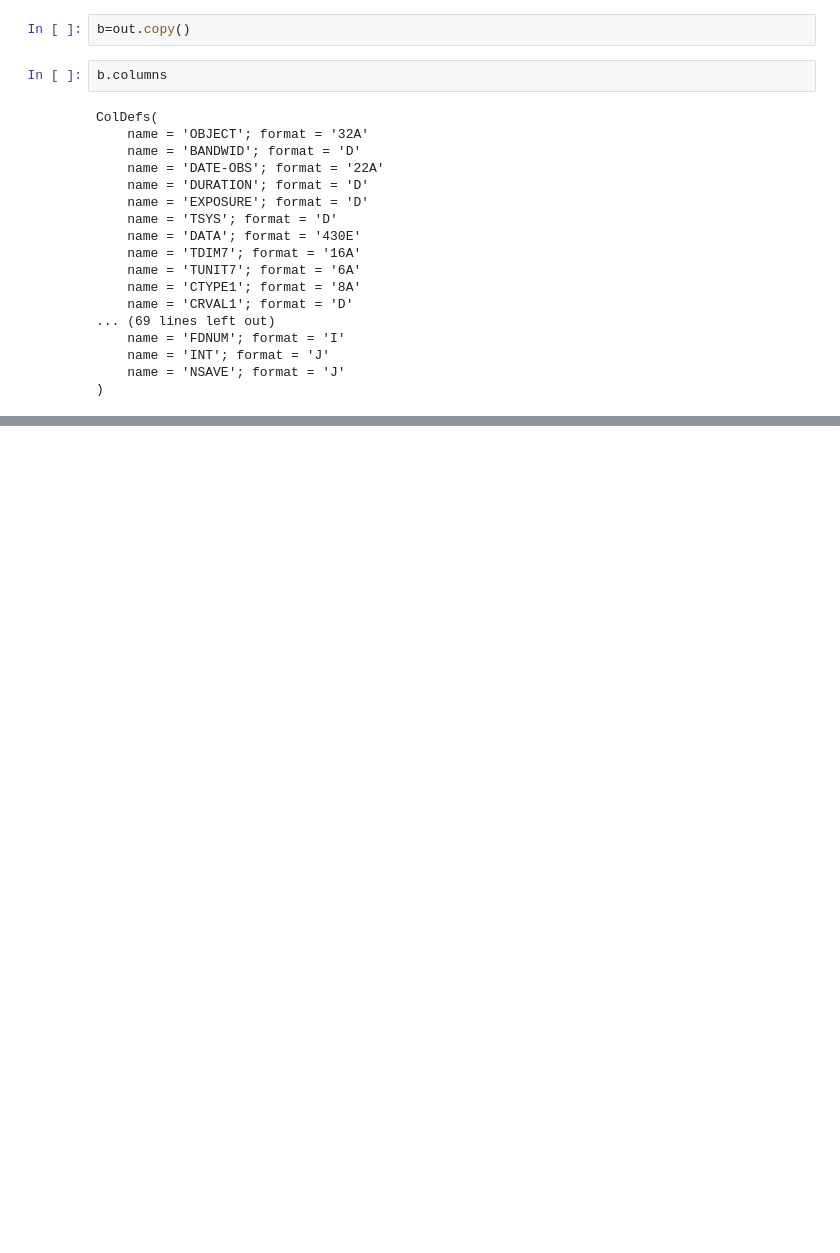
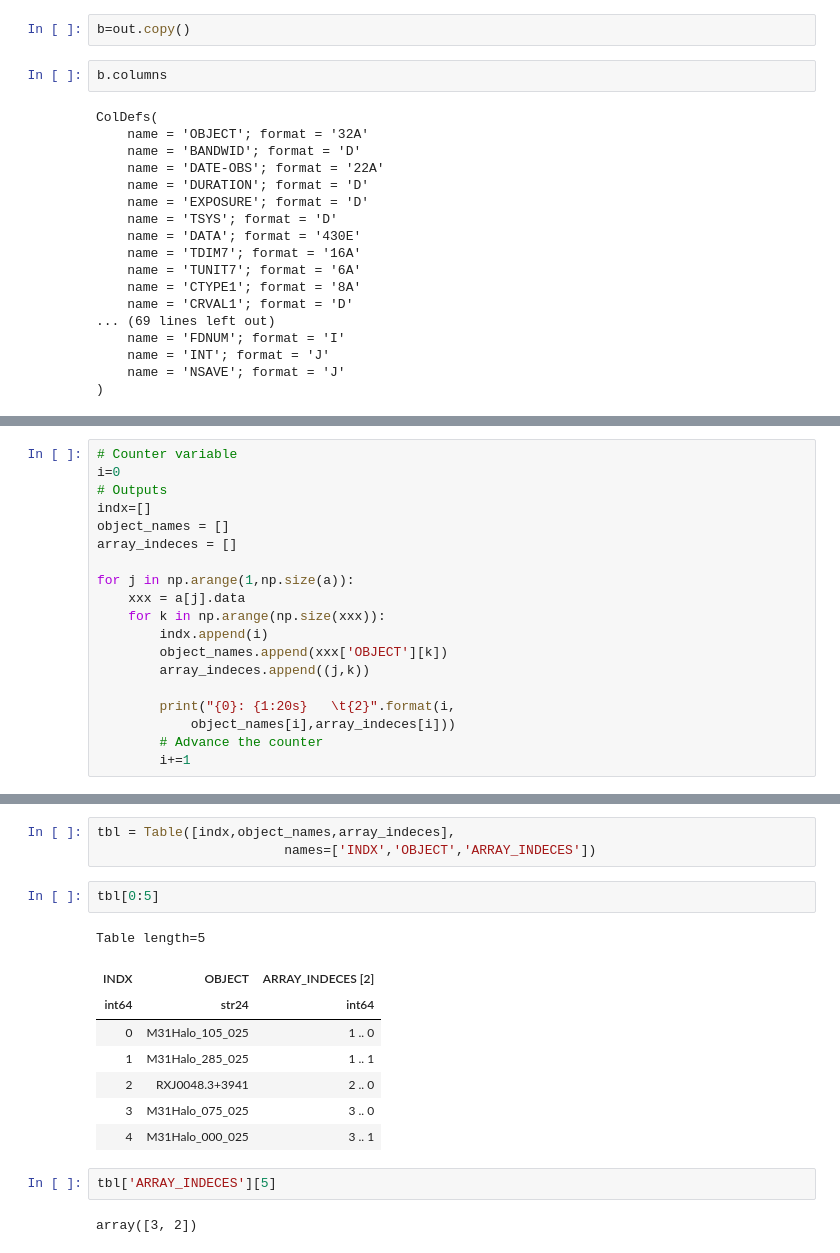
Before and after one commit to jchowk/pyND, a Jupyter notebook: gbt/docs/GBTsurvey_structure.ipynb, the cells around one changed output, grey strips where cells are left out. Drawn from its saved outputs; the diff is of its cells as text; blank space fills up the shorter version.

```diff
--- a/gbt/docs/GBTsurvey_structure.ipynb
+++ b/gbt/docs/GBTsurvey_structure.ipynb
@@ -141,0 +134,19 @@ np.shape(d)
+# %%
+# Counter variable
+i=0
+# Outputs
+indx=[]
+object_names = []
+array_indeces = []
+
+for j in np.arange(1,np.size(a)):
+    xxx = a[j].data
+    for k in np.arange(np.size(xxx)):
+        indx.append(i)
+        object_names.append(xxx['OBJECT'][k])
+        array_indeces.append((j,k))
+
+        print("{0}: {1:20s}   \t{2}".format(i,
+            object_names[i],array_indeces[i]))
+        # Advance the counter
+        i+=1
@@ -141,0 +171,18 @@ np.shape(d)
+# %%
+tbl = Table([indx,object_names,array_indeces],
+                        names=['INDX','OBJECT','ARRAY_INDECES'])
+# %%
+tbl[0:5]
+# %% [output]
+Table length=5
+| INDX | OBJECT | ARRAY_INDECES [2] |
+| int64 | str24 | int64 |
+| 0 | M31Halo_105_025 | 1 .. 0 |
+| 1 | M31Halo_285_025 | 1 .. 1 |
+| 2 | RXJ0048.3+3941 | 2 .. 0 |
+| 3 | M31Halo_075_025 | 3 .. 0 |
+| 4 | M31Halo_000_025 | 3 .. 1 |
+# %%
+tbl['ARRAY_INDECES'][5]
+# %% [output]
+array([3, 2])
```
Also changed, not shown: parts of 5 cells of this notebook, 2 other files.
